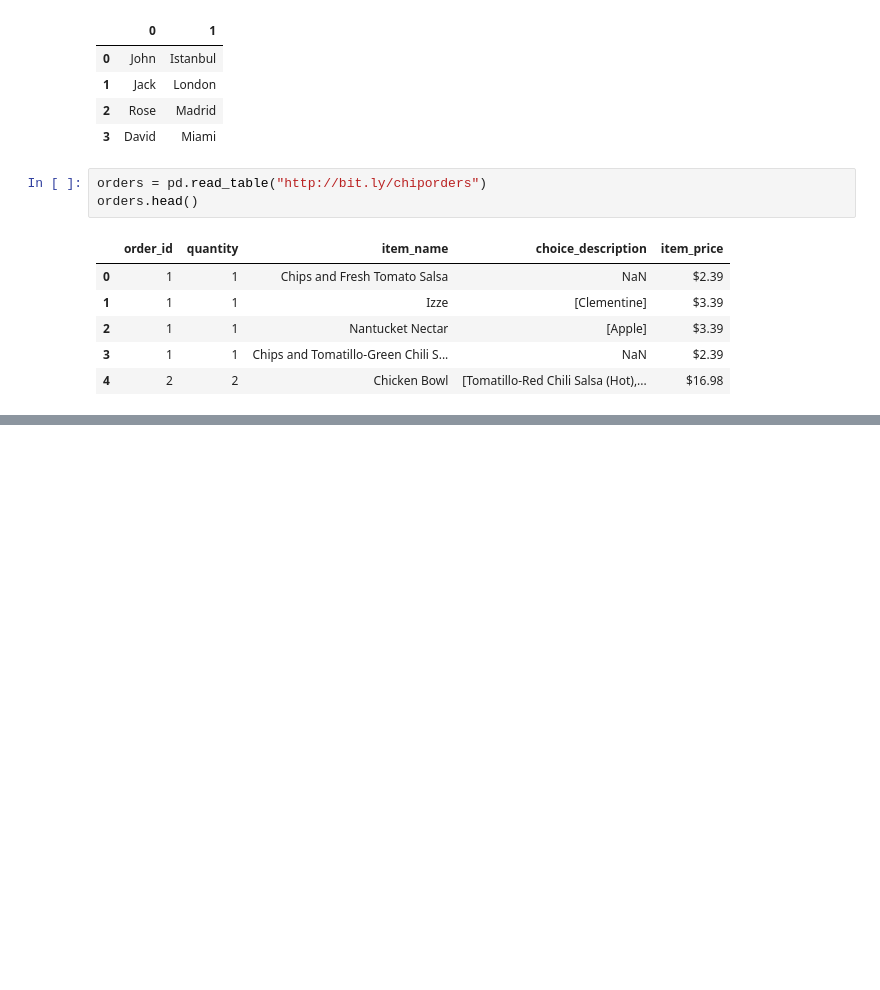
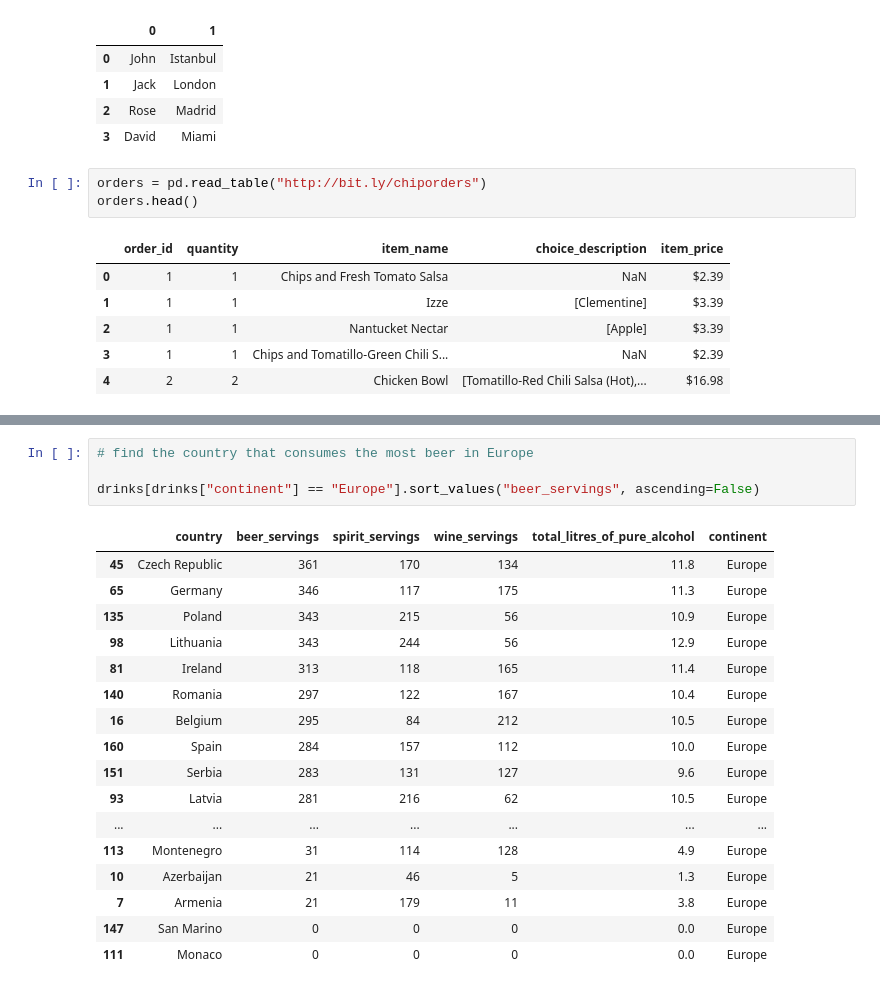
Before and after one commit to Shahd628/DSA201_2025_2026_FALL, a Jupyter notebook: Week04/Lecture/pandas_lecture1.ipynb, the cells around one changed output, grey strips where cells are left out. Drawn from its saved outputs; the diff is of its cells as text; blank space fills up the shorter version.

```diff
--- a/Week04/Lecture/pandas_lecture1.ipynb
+++ b/Week04/Lecture/pandas_lecture1.ipynb
@@ -387,0 +972,22 @@ orders.shape
+# %%
+# find the country that consumes the most beer in Europe
+
+drinks[drinks["continent"] == "Europe"].sort_values("beer_servings", ascending=False)
+# %% [output]
+|  | country | beer_servings | spirit_servings | wine_servings | total_litres_of_pure_alcohol | continent |
+| 45 | Czech Republic | 361 | 170 | 134 | 11.8 | Europe |
+| 65 | Germany | 346 | 117 | 175 | 11.3 | Europe |
+| 135 | Poland | 343 | 215 | 56 | 10.9 | Europe |
+| 98 | Lithuania | 343 | 244 | 56 | 12.9 | Europe |
+| 81 | Ireland | 313 | 118 | 165 | 11.4 | Europe |
+| 140 | Romania | 297 | 122 | 167 | 10.4 | Europe |
+| 16 | Belgium | 295 | 84 | 212 | 10.5 | Europe |
+| 160 | Spain | 284 | 157 | 112 | 10.0 | Europe |
+| 151 | Serbia | 283 | 131 | 127 | 9.6 | Europe |
+| 93 | Latvia | 281 | 216 | 62 | 10.5 | Europe |
+| ... | ... | ... | ... | ... | ... | ... |
+| 113 | Montenegro | 31 | 114 | 128 | 4.9 | Europe |
+| 10 | Azerbaijan | 21 | 46 | 5 | 1.3 | Europe |
+| 7 | Armenia | 21 | 179 | 11 | 3.8 | Europe |
+| 147 | San Marino | 0 | 0 | 0 | 0.0 | Europe |
+| 111 | Monaco | 0 | 0 | 0 | 0.0 | Europe |
```
Also changed, not shown: parts of 62 cells of this notebook.
